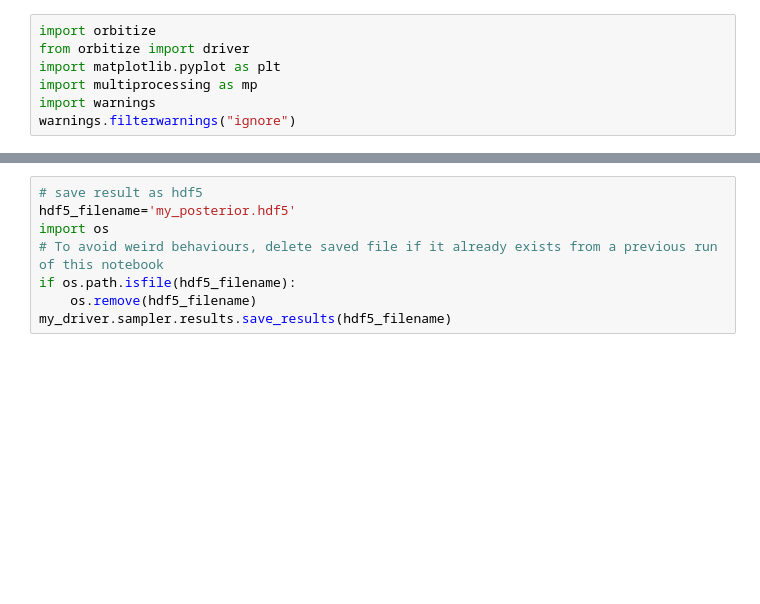
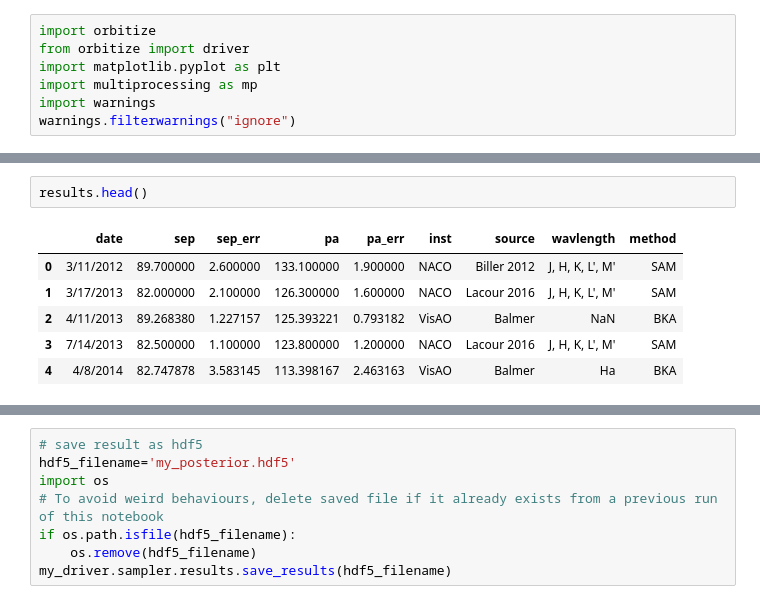
Before and after one commit to wbalmer/diskShapers, a Jupyter notebook: bayesianAstrometry/AAS237_orbitize.ipynb, the cells around one changed output, grey strips where cells are left out. Saved outputs shown, nothing was run; the diff lists cells and outputs as text; blank space fills up the shorter version.

```diff
--- a/bayesianAstrometry/AAS237_orbitize.ipynb
+++ b/bayesianAstrometry/AAS237_orbitize.ipynb
@@ -7,0 +17,9 @@ warnings.filterwarnings("ignore")
+# %%
+results.head()
+# %% [output]
+|  | date | sep | sep_err | pa | pa_err | inst | source | wavlength | method |
+| 0 | 3/11/2012 | 89.700000 | 2.600000 | 133.100000 | 1.900000 | NACO | Biller 2012 | J, H, K, L', M' | SAM |
+| 1 | 3/17/2013 | 82.000000 | 2.100000 | 126.300000 | 1.600000 | NACO | Lacour 2016 | J, H, K, L', M' | SAM |
+| 2 | 4/11/2013 | 89.268380 | 1.227157 | 125.393221 | 0.793182 | VisAO | Balmer | NaN | BKA |
+| 3 | 7/14/2013 | 82.500000 | 1.100000 | 123.800000 | 1.200000 | NACO | Lacour 2016 | J, H, K, L', M' | SAM |
+| 4 | 4/8/2014 | 82.747878 | 3.583145 | 113.398167 | 2.463163 | VisAO | Balmer | Ha | BKA |
```
Also changed, not shown: parts of 9 cells of this notebook, 13 other files.
